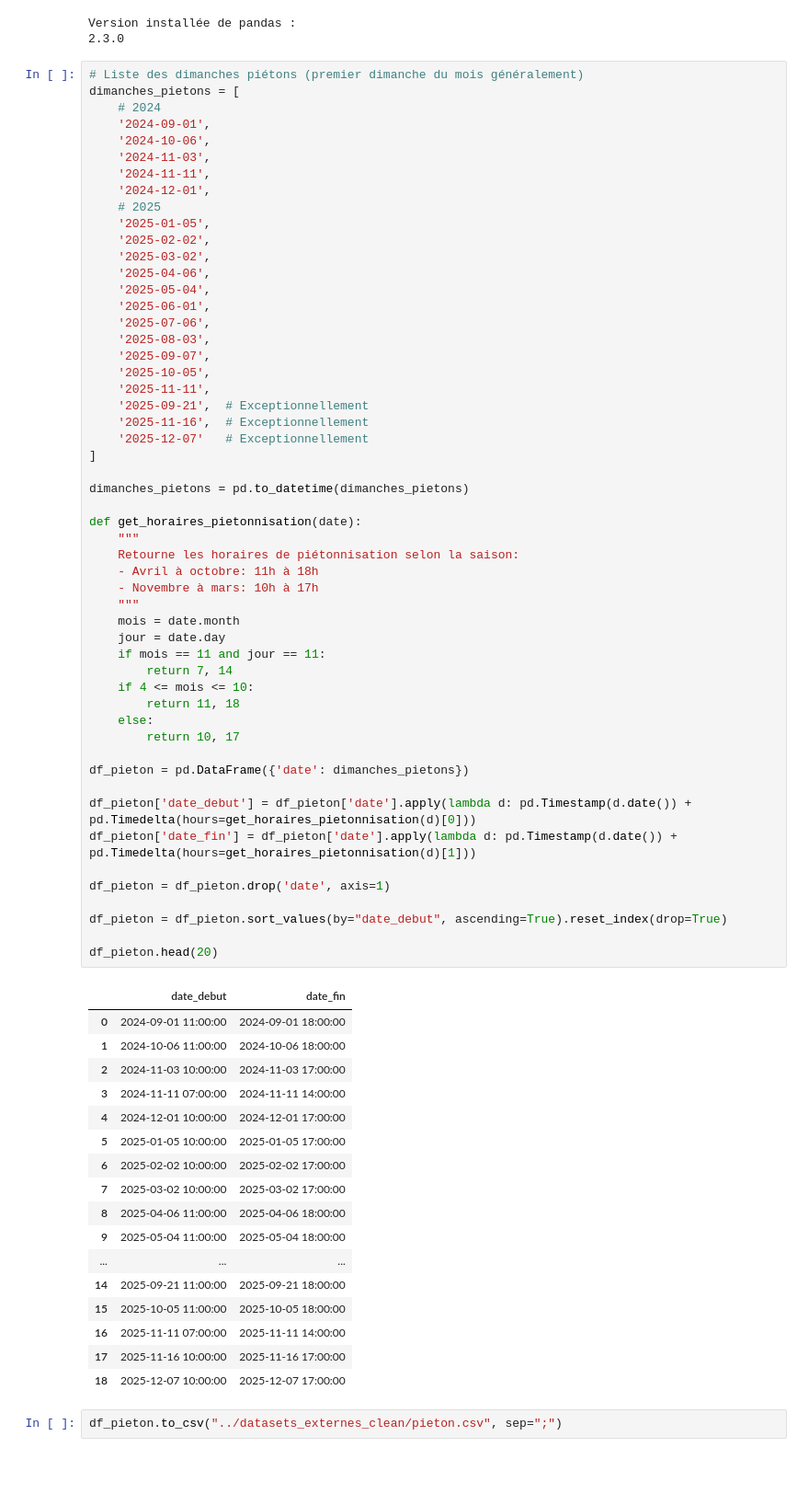
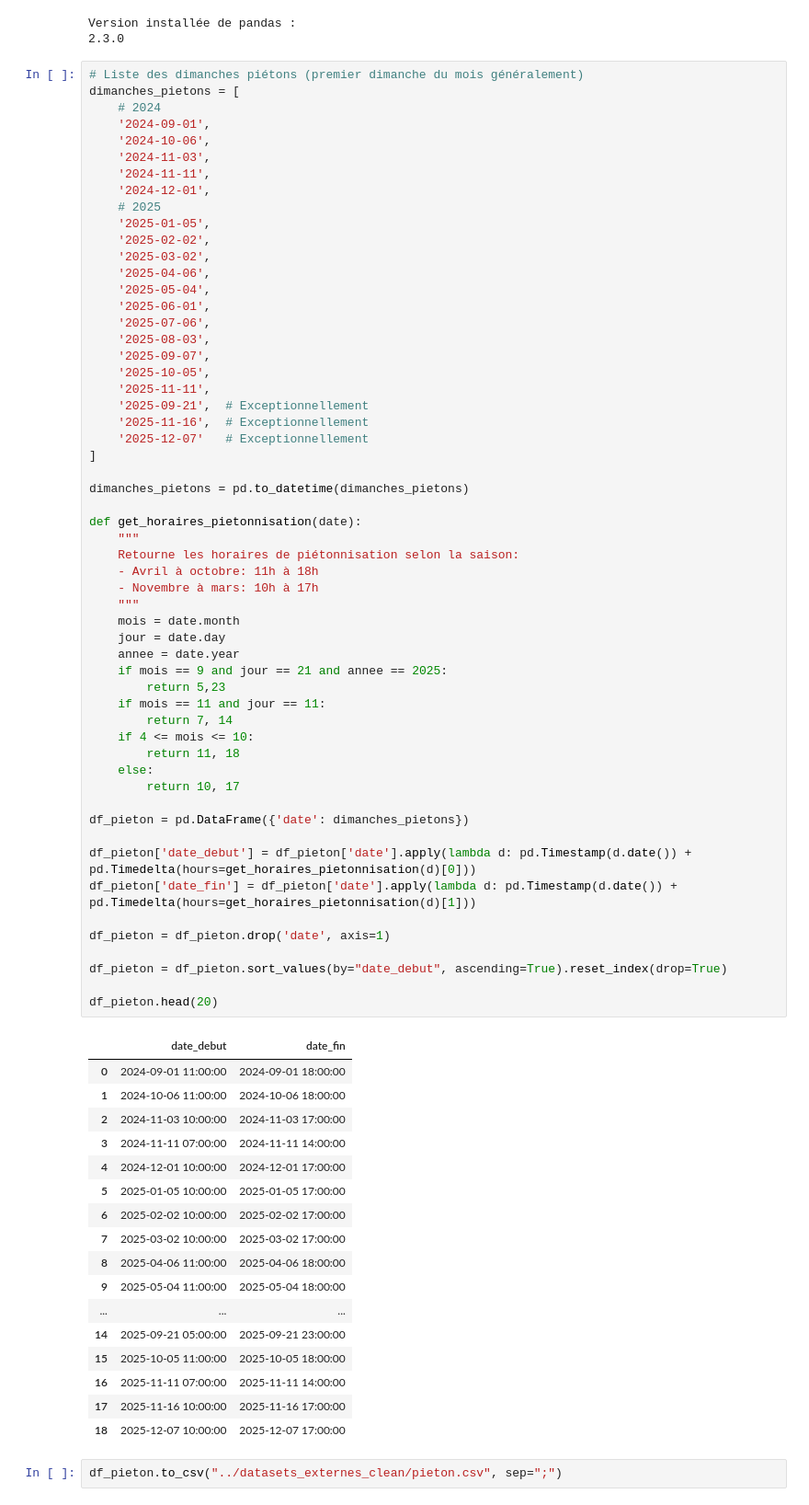
Before and after one commit to fracoo/trafic_prediction, a Jupyter notebook: version_propre/traitement_dataset_externes/jours_pietons.ipynb, the cells around one changed output. Shown at 92% size. Cells and saved outputs as stored; diff of their text form; blank space fills up the shorter version.

```diff
--- a/version_propre/traitement_dataset_externes/jours_pietons.ipynb
+++ b/version_propre/traitement_dataset_externes/jours_pietons.ipynb
@@ -48,37 +48,40 @@ def get_horaires_pietonnisation(date):
     """
     mois = date.month
     jour = date.day
+    annee = date.year
+    if mois == 9 and jour == 21 and annee == 2025:
+        return 5,23
     if mois == 11 and jour == 11:
         return 7, 14
     if 4 <= mois <= 10:
         return 11, 18
     else:
         return 10, 17
 
 df_pieton = pd.DataFrame({'date': dimanches_pietons})
 
 df_pieton['date_debut'] = df_pieton['date'].apply(lambda d: pd.Timestamp(d.date()) + pd.Timedelta(hours=get_horaires_pietonnisation(d)[0]))
 df_pieton['date_fin'] = df_pieton['date'].apply(lambda d: pd.Timestamp(d.date()) + pd.Timedelta(hours=get_horaires_pietonnisation(d)[1]))
 
 df_pieton = df_pieton.drop('date', axis=1)
 
 df_pieton = df_pieton.sort_values(by="date_debut", ascending=True).reset_index(drop=True)
 
 df_pieton.head(20)
 # %% [output]
 |  | date_debut | date_fin |
 | 0 | 2024-09-01 11:00:00 | 2024-09-01 18:00:00 |
 | 1 | 2024-10-06 11:00:00 | 2024-10-06 18:00:00 |
 | 2 | 2024-11-03 10:00:00 | 2024-11-03 17:00:00 |
 | 3 | 2024-11-11 07:00:00 | 2024-11-11 14:00:00 |
 | 4 | 2024-12-01 10:00:00 | 2024-12-01 17:00:00 |
 | 5 | 2025-01-05 10:00:00 | 2025-01-05 17:00:00 |
 | 6 | 2025-02-02 10:00:00 | 2025-02-02 17:00:00 |
 | 7 | 2025-03-02 10:00:00 | 2025-03-02 17:00:00 |
 | 8 | 2025-04-06 11:00:00 | 2025-04-06 18:00:00 |
 | 9 | 2025-05-04 11:00:00 | 2025-05-04 18:00:00 |
 | ... | ... | ... |
-| 14 | 2025-09-21 11:00:00 | 2025-09-21 18:00:00 |
+| 14 | 2025-09-21 05:00:00 | 2025-09-21 23:00:00 |
 | 15 | 2025-10-05 11:00:00 | 2025-10-05 18:00:00 |
 | 16 | 2025-11-11 07:00:00 | 2025-11-11 14:00:00 |
 | 17 | 2025-11-16 10:00:00 | 2025-11-16 17:00:00 |
```
Also changed, not shown: 10 other files.
